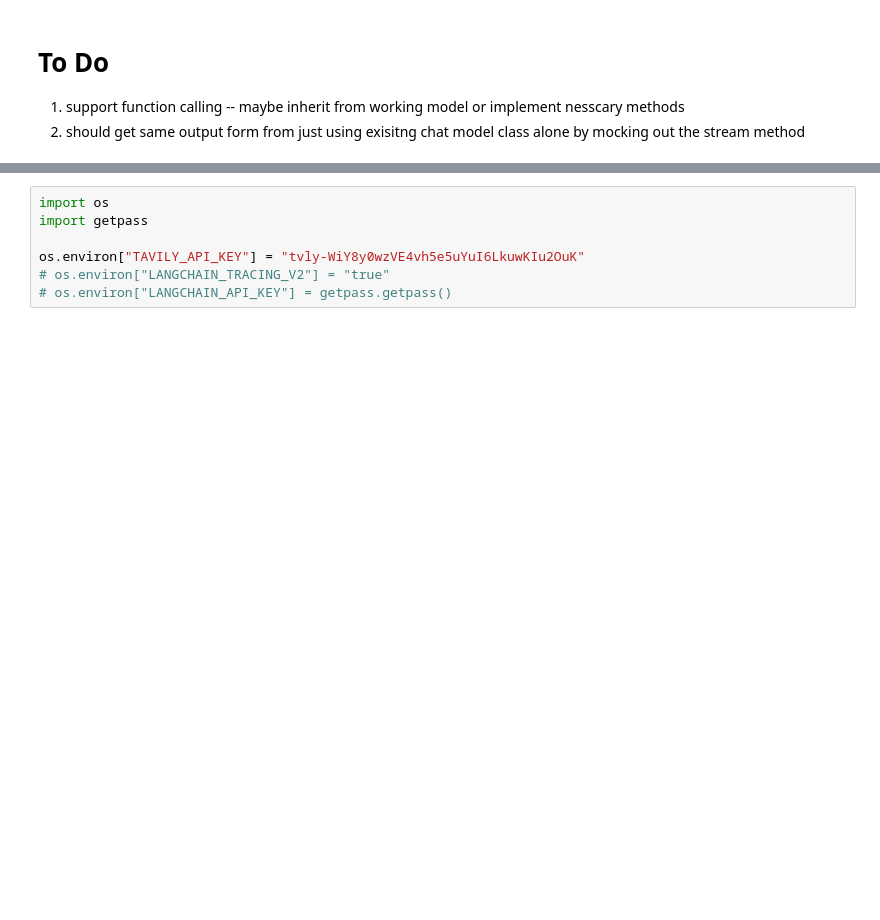
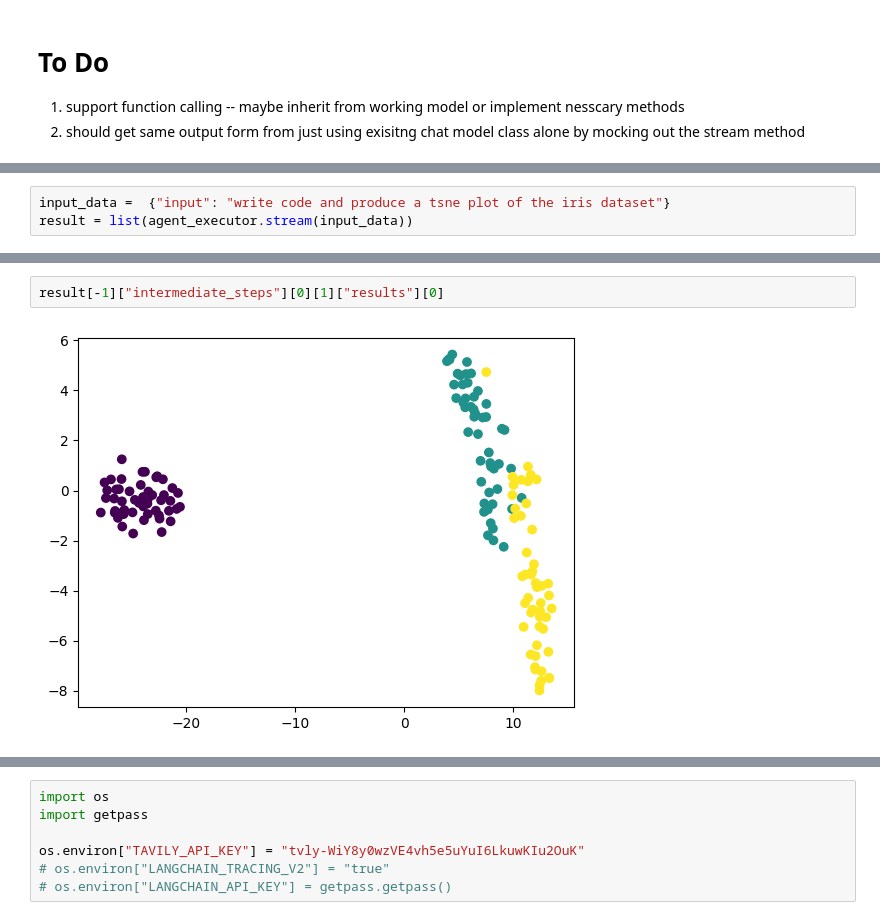
Before and after one commit to mvanniasingheTT/LLM_Agent, a Jupyter notebook: test_langchain.ipynb, the cells around one changed output, grey strips where cells are left out. Drawn from its saved outputs; the diff is of its cells as text; blank space fills up the shorter version.

Commit message:
break up agent

```diff
--- a/test_langchain.ipynb
+++ b/test_langchain.ipynb
@@ -5,0 +300,3 @@
+# %%
+input_data =  {"input": "write code and produce a tsne plot of the iris dataset"}
+result = list(agent_executor.stream(input_data))
@@ -5,0 +321,4 @@
+# %%
+result[-1]["intermediate_steps"][0][1]["results"][0]
+# %% [output]
+[figure, added]
```
Also changed, not shown: parts of 42 cells of this notebook, 7 other files.
